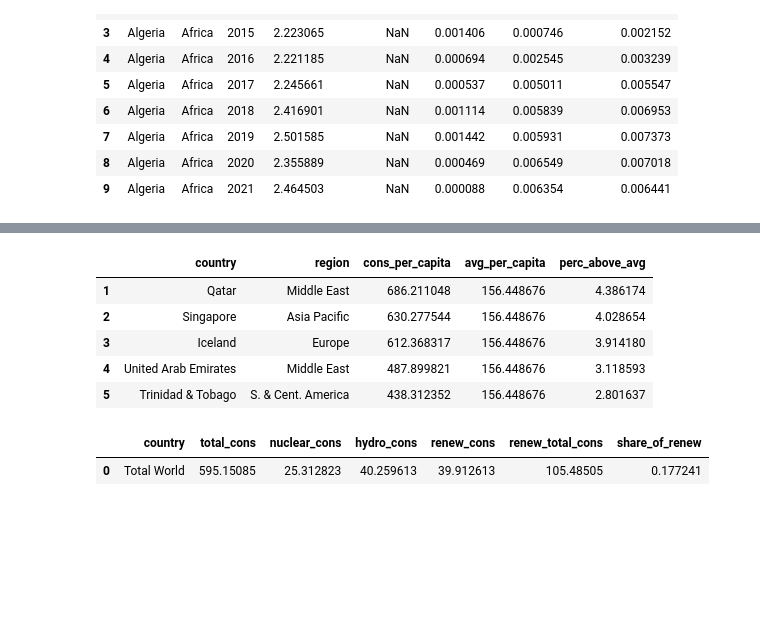
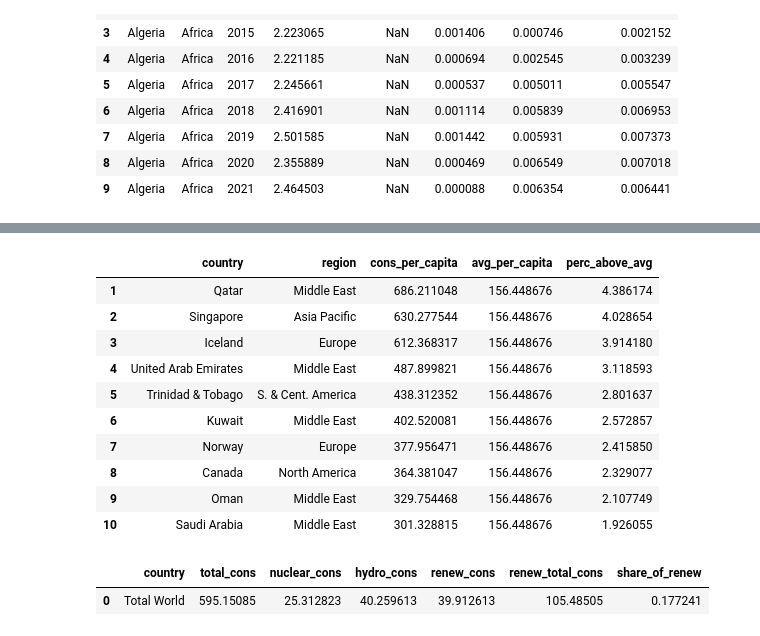
Before and after one commit to hafluz/energy_data, a Jupyter notebook: How_Green_is_the_Energy_We_Use_v4.ipynb, the cells around one changed output, grey strips where cells are left out. Saved outputs shown, nothing was run; the diff lists cells and outputs as text; code cells hidden in the pictures; blank space fills up the shorter version.

```diff
--- a/How_Green_is_the_Energy_We_Use_v4.ipynb
+++ b/How_Green_is_the_Energy_We_Use_v4.ipynb
@@ -312,31 +331,38 @@ df8.head(10)
 # %%
 # 9. Which Countries Consume more Energy per Capita than World Average?
 
 df9 = client.query('''
-SELECT country, region, cons_per_capita, avg_per_capita, (cons_per_capita / avg_per_capita) as perc_above_avg
+SELECT country, region, cons_per_capita, avg_per_capita,
+    (cons_per_capita / avg_per_capita) as perc_above_avg
 FROM (
-    SELECT country, region, year, primary_ej_pc as cons_per_capita, AVG(primary_ej_pc) OVER() as avg_per_capita
+    SELECT country, region, year, primary_ej_pc as cons_per_capita,
+        AVG(primary_ej_pc) OVER() as avg_per_capita
     FROM `Energy.bp_review`
     WHERE year = 2021
         AND region IS NOT NULL
     )
 WHERE cons_per_capita > avg_per_capita
 ORDER BY cons_per_capita DESC ;
 ''' ).to_dataframe()
 
 df9.index = np.arange(1, len(df9) + 1)
-df9.head()
+df9.head(10)
 
 # Save As a CSV file To Google Drive:
 
 # path = '/content/drive/My Drive/BigQuery_Download/cons_per_capita_9.csv'
 # with open(path, 'w', encoding = 'utf-8-sig') as f:
 #   df9.to_csv(f)
 # %% [output]
 |  | country | region | cons_per_capita | avg_per_capita | perc_above_avg |
 | 1 | Qatar | Middle East | 686.211048 | 156.448676 | 4.386174 |
 | 2 | Singapore | Asia Pacific | 630.277544 | 156.448676 | 4.028654 |
 | 3 | Iceland | Europe | 612.368317 | 156.448676 | 3.914180 |
 | 4 | United Arab Emirates | Middle East | 487.899821 | 156.448676 | 3.118593 |
 | 5 | Trinidad & Tobago | S. & Cent. America | 438.312352 | 156.448676 | 2.801637 |
+| 6 | Kuwait | Middle East | 402.520081 | 156.448676 | 2.572857 |
+| 7 | Norway | Europe | 377.956471 | 156.448676 | 2.415850 |
+| 8 | Canada | North America | 364.381047 | 156.448676 | 2.329077 |
+| 9 | Oman | Middle East | 329.754468 | 156.448676 | 2.107749 |
+| 10 | Saudi Arabia | Middle East | 301.328815 | 156.448676 | 1.926055 |
 # %%
```
Also changed, not shown: parts of 9 cells of this notebook.
